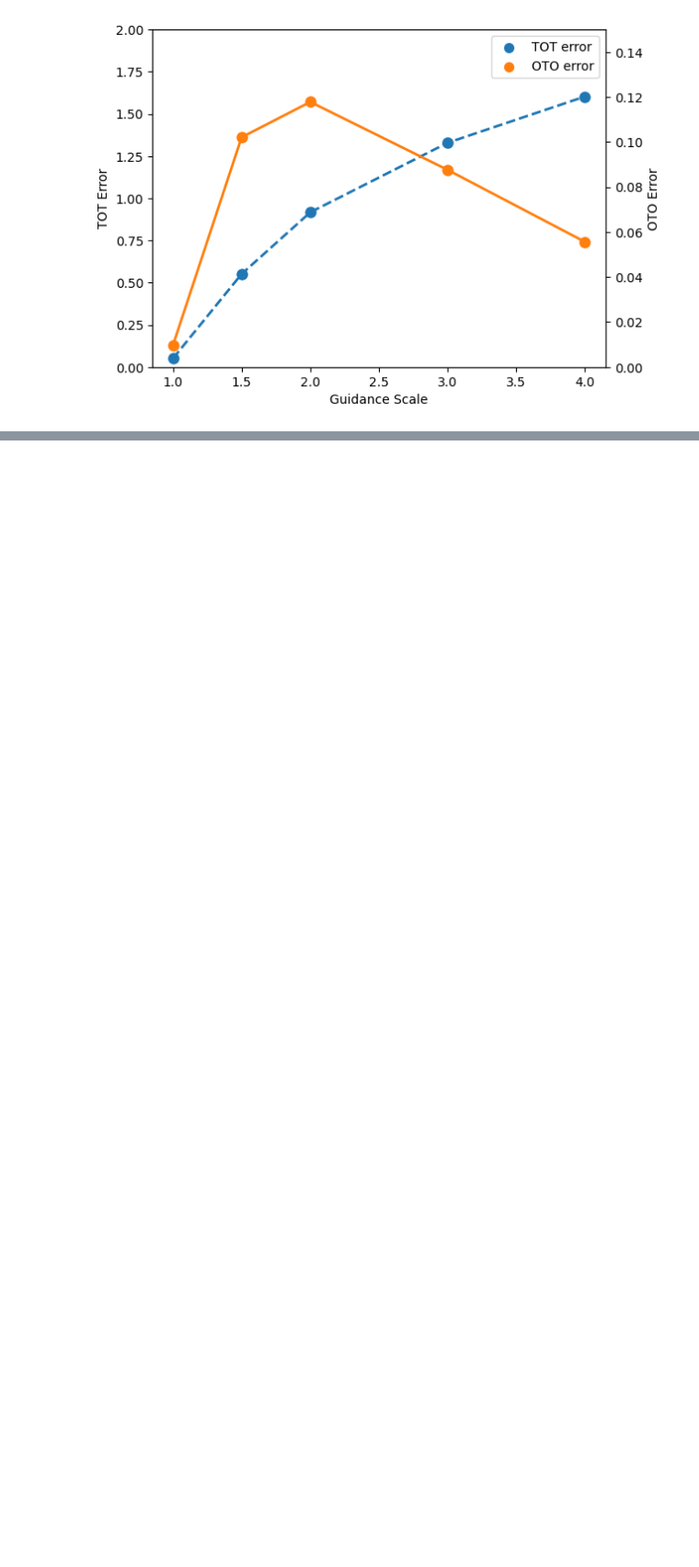
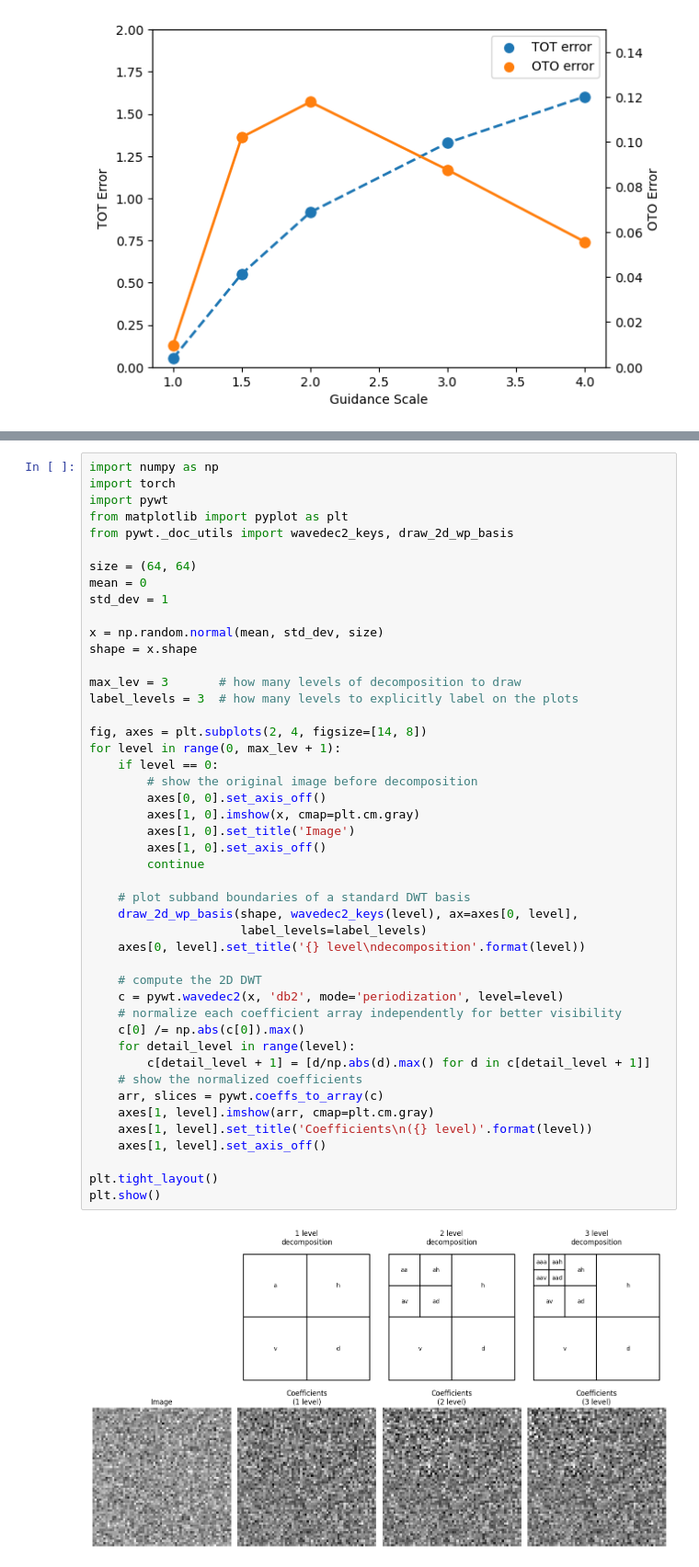
Before and after one commit to khlee0192/InstaFlow, a Jupyter notebook: note.ipynb, the cells around one changed output, grey strips where cells are left out. Shown: that part at 92% size. Saved outputs shown, nothing was run; the diff lists cells and outputs as text; blank space fills up the shorter version.

```diff
--- a/note.ipynb
+++ b/note.ipynb
@@ -52,0 +81,48 @@ plt.show()
+# %%
+import numpy as np
+import torch
+import pywt
+from matplotlib import pyplot as plt
+from pywt._doc_utils import wavedec2_keys, draw_2d_wp_basis
+
+size = (64, 64)
+mean = 0
+std_dev = 1
+
+x = np.random.normal(mean, std_dev, size)
+shape = x.shape
+
+max_lev = 3       # how many levels of decomposition to draw
+label_levels = 3  # how many levels to explicitly label on the plots
+
+fig, axes = plt.subplots(2, 4, figsize=[14, 8])
+for level in range(0, max_lev + 1):
+    if level == 0:
+        # show the original image before decomposition
+        axes[0, 0].set_axis_off()
+        axes[1, 0].imshow(x, cmap=plt.cm.gray)
+        axes[1, 0].set_title('Image')
+        axes[1, 0].set_axis_off()
+        continue
+
+    # plot subband boundaries of a standard DWT basis
+    draw_2d_wp_basis(shape, wavedec2_keys(level), ax=axes[0, level],
+                     label_levels=label_levels)
+    axes[0, level].set_title('{} level\ndecomposition'.format(level))
+
+    # compute the 2D DWT
+    c = pywt.wavedec2(x, 'db2', mode='periodization', level=level)
+    # normalize each coefficient array independently for better visibility
+    c[0] /= np.abs(c[0]).max()
+    for detail_level in range(level):
+        c[detail_level + 1] = [d/np.abs(d).max() for d in c[detail_level + 1]]
+    # show the normalized coefficients
+    arr, slices = pywt.coeffs_to_array(c)
+    axes[1, level].imshow(arr, cmap=plt.cm.gray)
+    axes[1, level].set_title('Coefficients\n({} level)'.format(level))
+    axes[1, level].set_axis_off()
+
+plt.tight_layout()
+plt.show()
+# %% [output]
+[figure, added]
```
Also changed, not shown: parts of 5 cells of this notebook, 2 other files.
